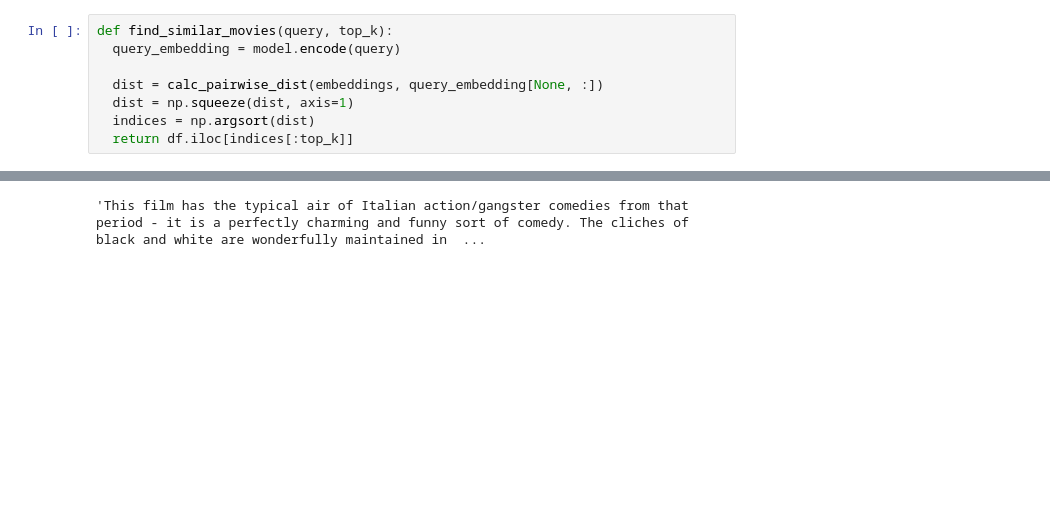
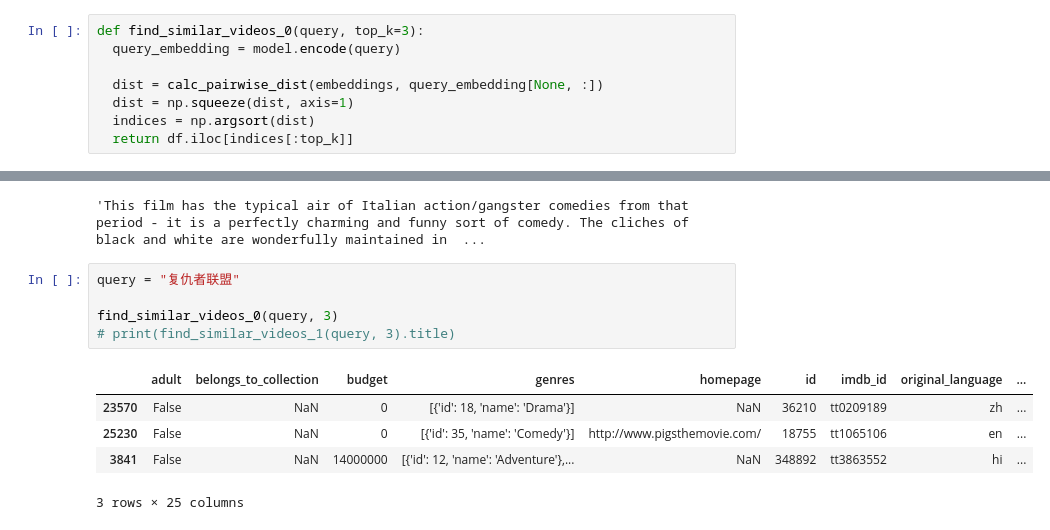
Before and after one commit to imkaywu/notebooks, a Jupyter notebook: movie_text_match.ipynb, the cells around one changed output, grey strips where cells are left out. Saved outputs shown, nothing was run; the diff lists cells and outputs as text; blank space fills up the shorter version.

```diff
--- a/movie_text_match.ipynb
+++ b/movie_text_match.ipynb
@@ -282,7 +283,7 @@ def calc_pairwise_dist(features1, features2):
 # b = np.array([[0, 1, 2], [3, 4, 5], [6, 7, 8], [9, 10, 11]], dtype=int)
 # calc_pairwise_dist(a, b)
 # %%
-def find_similar_movies(query, top_k):
+def find_similar_videos_0(query, top_k=3):
   query_embedding = model.encode(query)
 
   dist = calc_pairwise_dist(embeddings, query_embedding[None, :])
@@ -360,3 +378,14 @@ find_similar_movies(query, 3)
 df.iloc[6953].overview
 # %% [output]
 'This film has the typical air of Italian action/gangster comedies from that period - it is a perfectly charming and funny sort of comedy. The cliches of black and white are wonderfully maintained in  ...
+# %%
+query = "复仇者联盟"
+
+find_similar_videos_0(query, 3)
+# print(find_similar_videos_1(query, 3).title)
+# %% [output]
+|  | adult | belongs_to_collection | budget | genres | homepage | id | imdb_id | original_language | ... |
+| 23570 | False | NaN | 0 | [{'id': 18, 'name': 'Drama'}] | NaN | 36210 | tt0209189 | zh | ... |
+| 25230 | False | NaN | 0 | [{'id': 35, 'name': 'Comedy'}] | http://www.pigsthemovie.com/ | 18755 | tt1065106 | en | ... |
+| 3841 | False | NaN | 14000000 | [{'id': 12, 'name': 'Adventure'},... | NaN | 348892 | tt3863552 | hi | ... |
+3 rows × 25 columns
```
Also changed, not shown: parts of 11 cells of this notebook.
